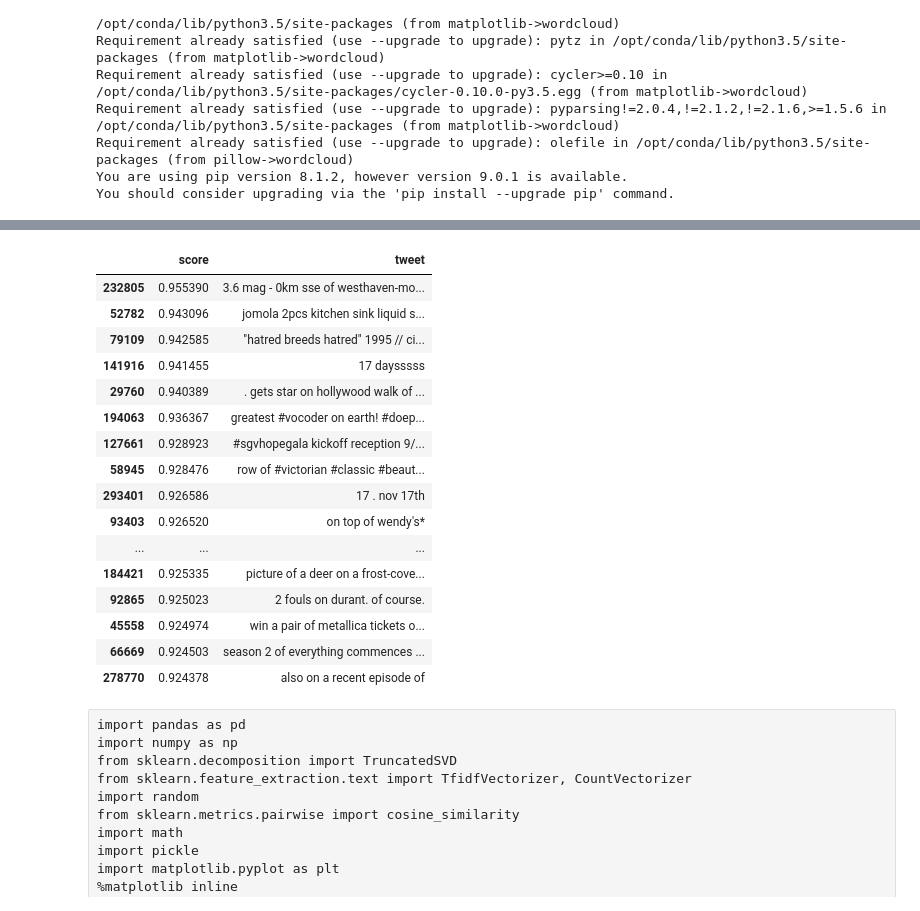
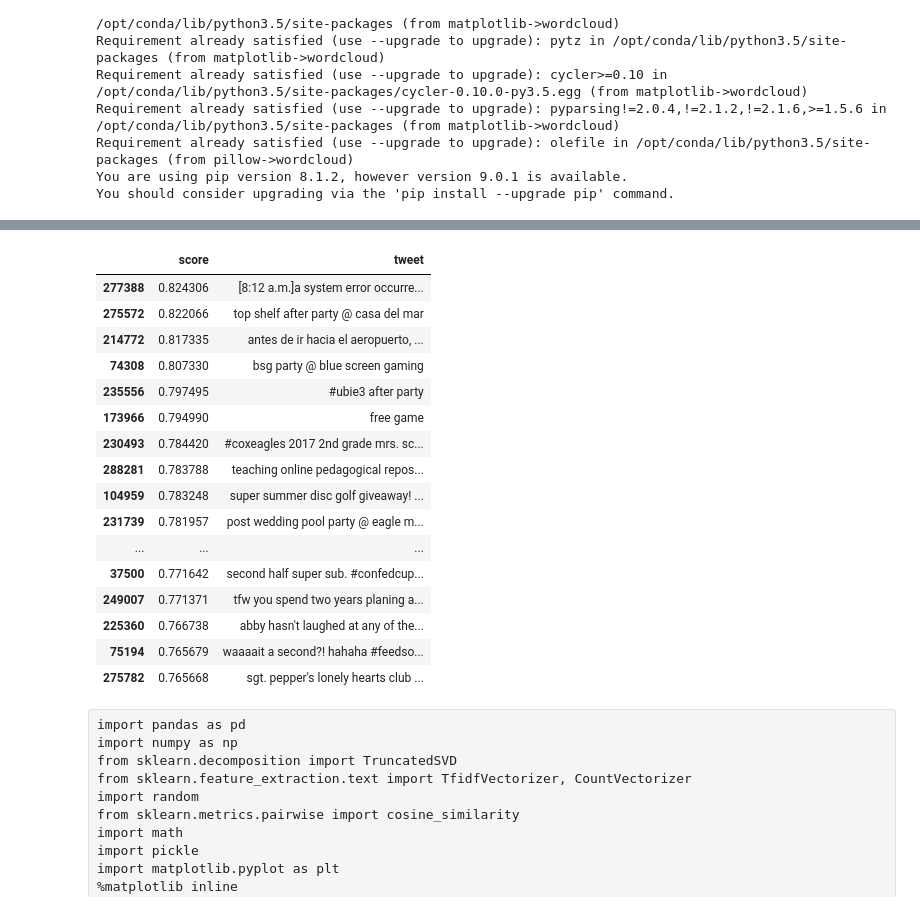
Before and after one commit to joyce-lin/Project_Twitter_NLP, a Jupyter notebook: ipynb/03_Tweets_Modeling_CosineSim_AB_Test_SVD.ipynb, the cells around one changed output, grey strips where cells are left out. Saved outputs shown, nothing was run; the diff lists cells and outputs as text; code cells hidden in the pictures.

```diff
--- a/ipynb/03_Tweets_Modeling_CosineSim_AB_Test_SVD.ipynb
+++ b/ipynb/03_Tweets_Modeling_CosineSim_AB_Test_SVD.ipynb
@@ -284,23 +292,23 @@ check_score_cluster('earthquake|quake',.5)
 # %%
-Top_scored_tweets_in_B('earthquake|quake', n = 300000)
+Top_scored_tweets_in_B('e32017', n = 300000)
 # %% [output]
 |  | score | tweet |
-| 232805 | 0.955390 | 3.6 mag - 0km sse of westhaven-mo... |
-| 52782 | 0.943096 | jomola 2pcs kitchen sink liquid s... |
-| 79109 | 0.942585 | "hatred breeds hatred" 1995 // ci... |
-| 141916 | 0.941455 | 17 daysssss |
-| 29760 | 0.940389 | . gets star on hollywood walk of ... |
-| 194063 | 0.936367 | greatest #vocoder on earth! #doep... |
-| 127661 | 0.928923 | #sgvhopegala kickoff reception 9/... |
-| 58945 | 0.928476 | row of #victorian #classic #beaut... |
-| 293401 | 0.926586 | 17 . nov 17th |
-| 93403 | 0.926520 | on top of wendy's* |
+| 277388 | 0.824306 | [8:12 a.m.]a system error occurre... |
+| 275572 | 0.822066 | top shelf after party @ casa del mar |
+| 214772 | 0.817335 | antes de ir hacia el aeropuerto, ... |
+| 74308 | 0.807330 | bsg party @ blue screen gaming |
+| 235556 | 0.797495 | #ubie3 after party |
+| 173966 | 0.794990 | free game |
+| 230493 | 0.784420 | #coxeagles 2017 2nd grade mrs. sc... |
+| 288281 | 0.783788 | teaching online pedagogical repos... |
+| 104959 | 0.783248 | super summer disc golf giveaway! ... |
+| 231739 | 0.781957 | post wedding pool party @ eagle m... |
 | ... | ... | ... |
-| 184421 | 0.925335 | picture of a deer on a frost-cove... |
-| 92865 | 0.925023 | 2 fouls on durant. of course. |
-| 45558 | 0.924974 | win a pair of metallica tickets o... |
-| 66669 | 0.924503 | season 2 of everything commences ... |
-| 278770 | 0.924378 | also on a recent episode of |
+| 37500 | 0.771642 | second half super sub. #confedcup... |
+| 249007 | 0.771371 | tfw you spend two years planing a... |
+| 225360 | 0.766738 | abby hasn't laughed at any of the... |
+| 75194 | 0.765679 | waaaait a second?! hahaha #feedso... |
+| 275782 | 0.765668 | sgt. pepper's lonely hearts club ... |
 # %% [raw]
 import pandas as pd
 import numpy as np
```
Also changed, not shown: parts of 5 cells of this notebook, 7 other files.
